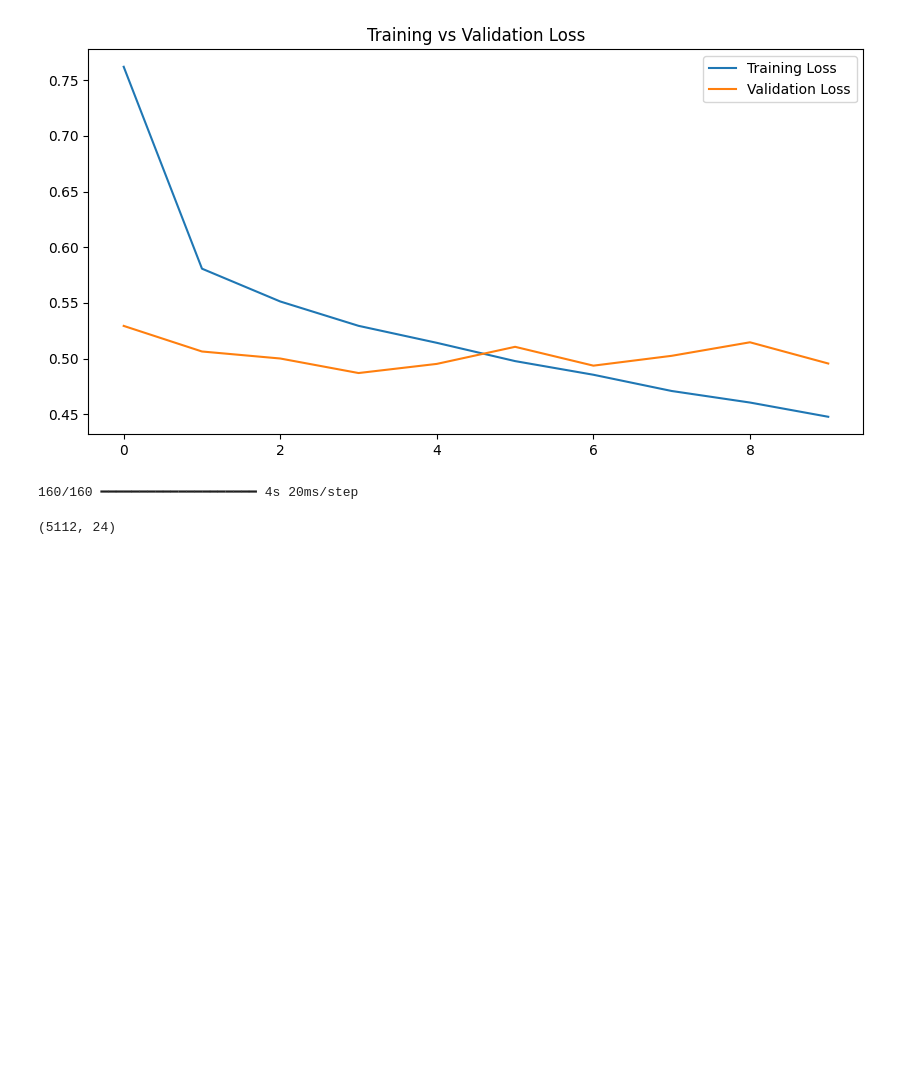
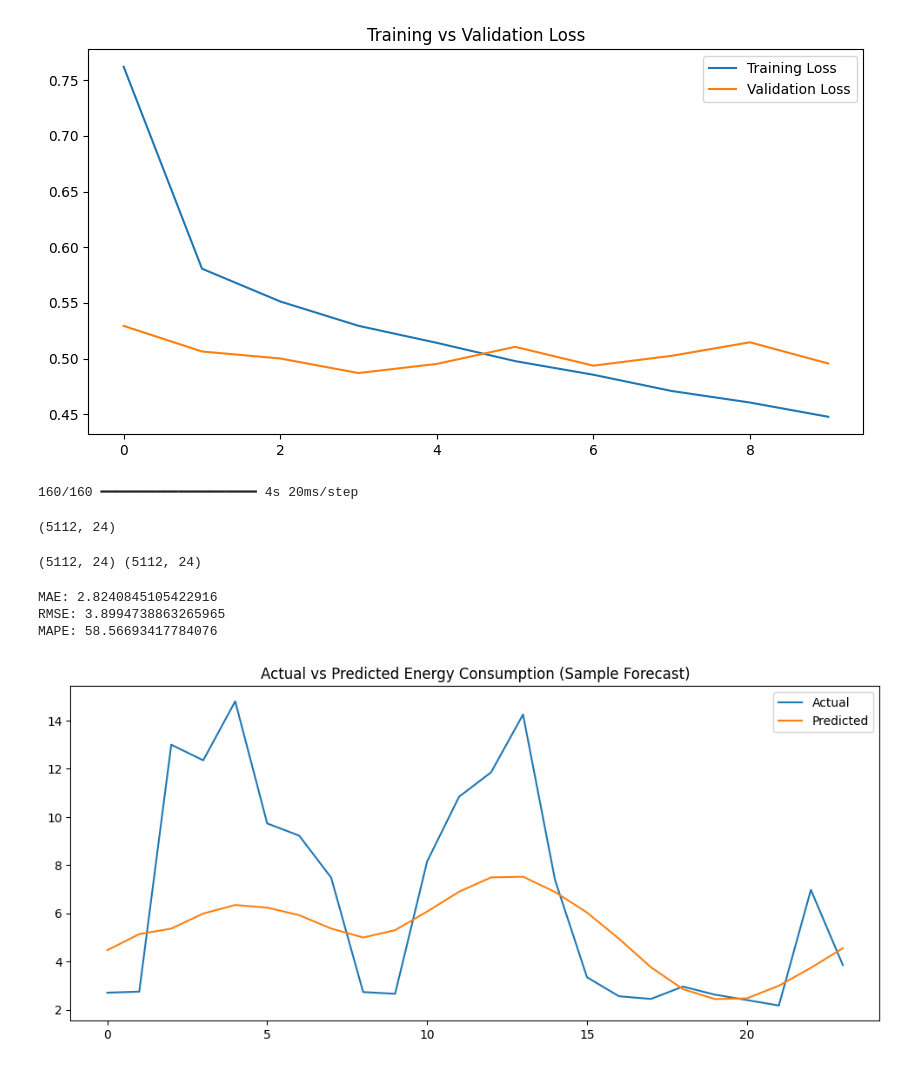
Before and after one commit to ashifa-1/energy-lstm-forecast, a Jupyter notebook: notebook/energy_forecast.ipynb, the cells around one changed output. Saved outputs shown, nothing was run; the diff lists cells and outputs as text; code cells hidden in the pictures; blank space fills up the shorter version.

Commit message:
Transforming and comparing predictions

```diff
--- a/notebook/energy_forecast.ipynb
+++ b/notebook/energy_forecast.ipynb
@@ -389,3 +389,26 @@ y_pred = model.predict(X_test_scaled)
 y_pred.shape
 # %% [output]
 (5112, 24)
+# %%
+print(y_pred.shape, y_test.shape)
+# %% [output]
+(5112, 24) (5112, 24)
+# %%
+y_pred_rescaled = []
+y_test_rescaled = []
+
+for i in range(len(y_pred)):
+    temp_pred = np.zeros((FUTURE_HOURS, X_test.shape[2]))
+    temp_true = np.zeros((FUTURE_HOURS, X_test.shape[2]))
+
+    temp_pred[:, 0] = y_pred[i]
+    temp_true[:, 0] = y_test[i]
+
+    temp_pred = scaler.inverse_transform(temp_pred)
+    temp_true = scaler.inverse_transform(temp_true)
+
+    y_pred_rescaled.append(temp_pred[:, 0])
+    y_test_rescaled.append(temp_true[:, 0])
+
+y_pred_rescaled = np.array(y_pred_rescaled)
+y_test_rescaled = np.array(y_test_rescaled)
@@ -391,0 +420,21 @@ y_pred.shape
+# %%
+mae = mean_absolute_error(y_test_flat, y_pred_flat)
+rmse = np.sqrt(mean_squared_error(y_test_flat, y_pred_flat))
+mape = np.mean(np.abs((y_test_flat - y_pred_flat) / y_test_flat)) * 100
+
+print("MAE:", mae)
+print("RMSE:", rmse)
+print("MAPE:", mape)
+# %% [output]
+MAE: 2.8240845105422916
+RMSE: 3.8994738863265965
+MAPE: 58.56693417784076
+# %%
+plt.figure(figsize=(12,5))
+plt.plot(y_test_rescaled[0], label="Actual")
+plt.plot(y_pred_rescaled[0], label="Predicted")
+plt.legend()
+plt.title("Actual vs Predicted Energy Consumption (Sample Forecast)")
+plt.show()
+# %% [output]
+[figure, added]
```
Also changed, not shown: parts of 2 cells of this notebook.
